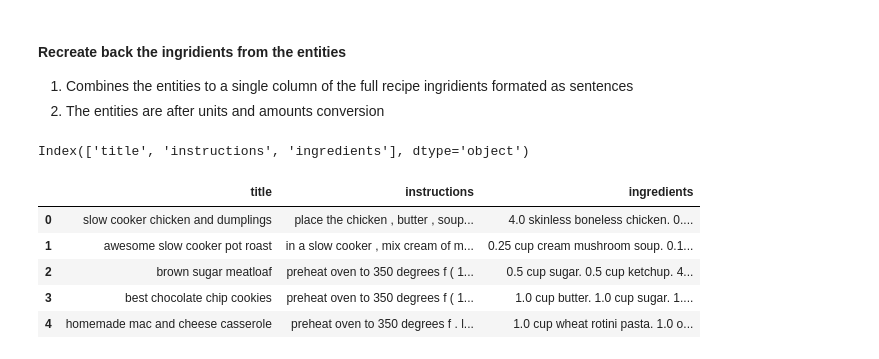
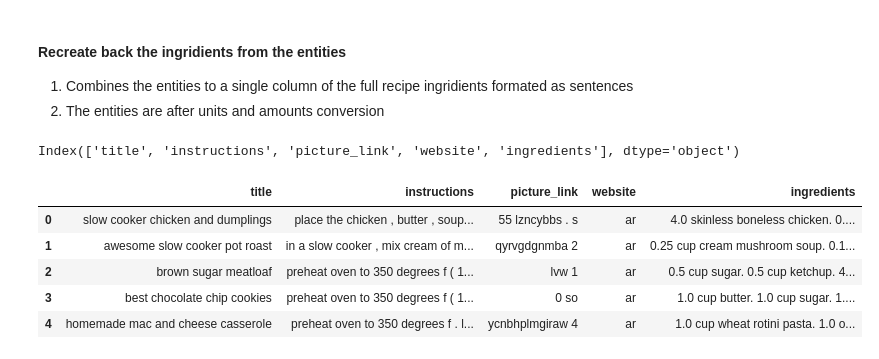
Before and after one commit to yishaiar/RecipeSimilarity, a Jupyter notebook: main.ipynb, the cells around one changed output. Cells and saved outputs as stored; diff of their text form; code cells hidden in the pictures.

```diff
--- a/main.ipynb
+++ b/main.ipynb
@@ -24,15 +25,13 @@ url=os.getenv('url')#dataset url, saved in .env file
 # Check if the file already exists, if not download it
 if not os.path.exists(f'{data_dir}/recipes_raw.zip'):#
     download_zip(data_dir,url = url )
-data = parse_json(zip_file_path = f'{data_dir}/recipes_raw.zip',load_all=False)
+data = parse_json(zip_file_path = f'{data_dir}/recipes_raw.zip',load_all=False,LEN = 20)
+data1 = parse_json(zip_file_path = f'{data_dir}/recipes_raw.zip',load_all=False,LEN = 20)
 
+print("\n" + "-"*40 + "\n")#separator between prints
 
-
-for recipe_id, recipe in data.items():
-    recipe_series = pd.Series(recipe)
-
-    # recipes_df = pd.DataFrame.from_dict(recipe, orient='index')
-    print_recipe(recipe_series)
+for recipe_id, recipe in data.items():#show the recipes
+    print_recipe(pd.Series(recipe))#
     break#run only for the first recipe
 # %% [output]
 dict_keys(['title', 'ingredients', 'instructions', 'picture_link', 'website'])
@@ -134,5 +136,7 @@ left to do:
 2. when having more than 1 value/unit output (example: 2 cans where each is 10 oz)
    1. according to proximity find relations to ingredient (noun) and take the correct value
 # %%
-from app.extract_entities.amounts import extract_entities,measurement_units,nlp
+from app.extract_entities.amounts import extract_entities,measurement_units,nlp,sort_columns
 df = extract_entities (df.copy(),ingredients_columns)
+sorted_columns = sort_columns(df)
+df = df[sorted_columns]
@@ -152,16 +165,16 @@ amounts and units after conversion {'1_amount_converted': 0.125, '1_units_conver
 # %%
 from app.extract_entities.recreate import recreate_ingrediants_from_entities
 
 df = recreate_ingrediants_from_entities(df,ingredients_columns)
-df.drop(['picture_link', 'website'],inplace=True,axis = 1)#drop rows with no useful data
+# df.drop(['picture_link', 'website'],inplace=True,axis = 1)#drop rows with no useful data
 
 print(df.columns)
 df.head()
 # %% [output]
-Index(['title', 'instructions', 'ingredients'], dtype='object')
+Index(['title', 'instructions', 'picture_link', 'website', 'ingredients'], dtype='object')
-|  | title | instructions | ingredients |
-| 0 | slow cooker chicken and dumplings | place the chicken , butter , soup... | 4.0 skinless boneless chicken. 0.... |
-| 1 | awesome slow cooker pot roast | in a slow cooker , mix cream of m... | 0.25 cup cream mushroom soup. 0.1... |
-| 2 | brown sugar meatloaf | preheat oven to 350 degrees f ( 1... | 0.5 cup sugar. 0.5 cup ketchup. 4... |
-| 3 | best chocolate chip cookies | preheat oven to 350 degrees f ( 1... | 1.0 cup butter. 1.0 cup sugar. 1.... |
-| 4 | homemade mac and cheese casserole | preheat oven to 350 degrees f . l... | 1.0 cup wheat rotini pasta. 1.0 o... |
+|  | title | instructions | picture_link | website | ingredients |
+| 0 | slow cooker chicken and dumplings | place the chicken , butter , soup... | 55 lzncybbs . s | ar | 4.0 skinless boneless chicken. 0.... |
+| 1 | awesome slow cooker pot roast | in a slow cooker , mix cream of m... | qyrvgdgnmba 2 | ar | 0.25 cup cream mushroom soup. 0.1... |
+| 2 | brown sugar meatloaf | preheat oven to 350 degrees f ( 1... | lvw 1 | ar | 0.5 cup sugar. 0.5 cup ketchup. 4... |
+| 3 | best chocolate chip cookies | preheat oven to 350 degrees f ( 1... | 0 so | ar | 1.0 cup butter. 1.0 cup sugar. 1.... |
+| 4 | homemade mac and cheese casserole | preheat oven to 350 degrees f . l... | ycnbhplmgiraw 4 | ar | 1.0 cup wheat rotini pasta. 1.0 o... |
```
Also changed, not shown: parts of 14 cells of this notebook, 8 other files.
